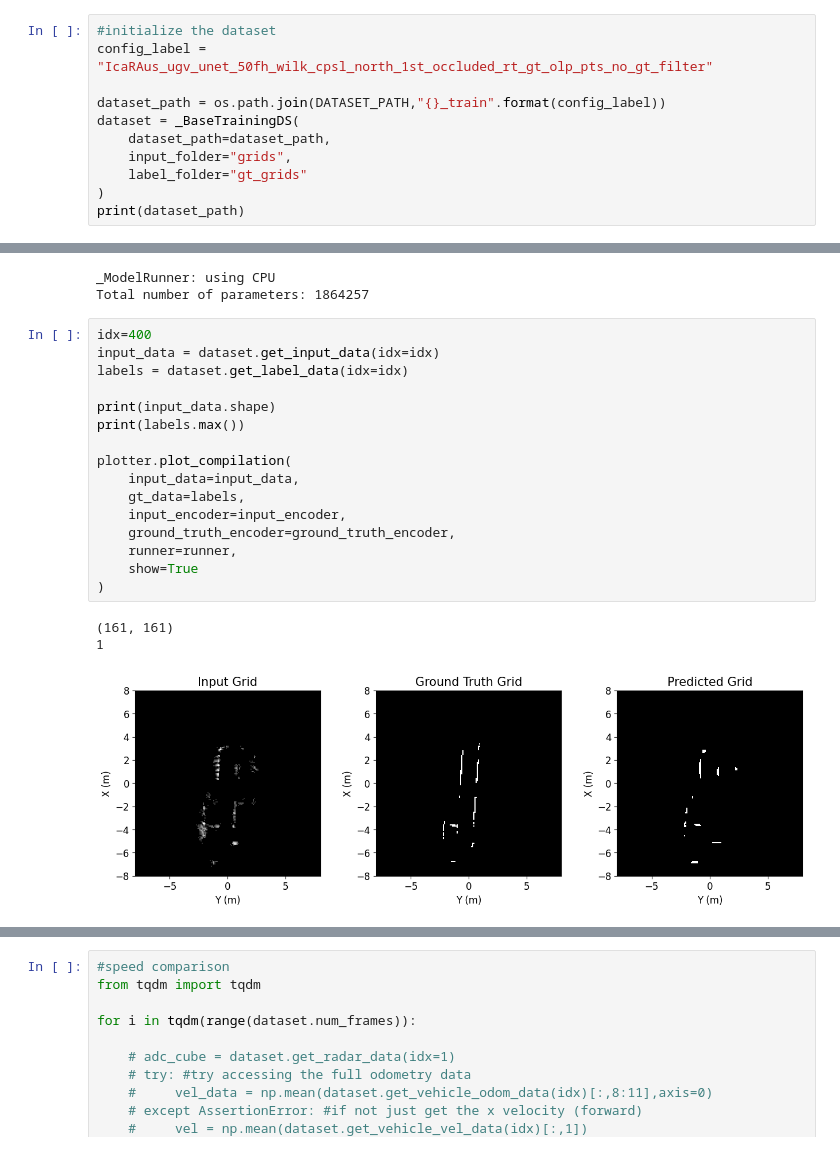
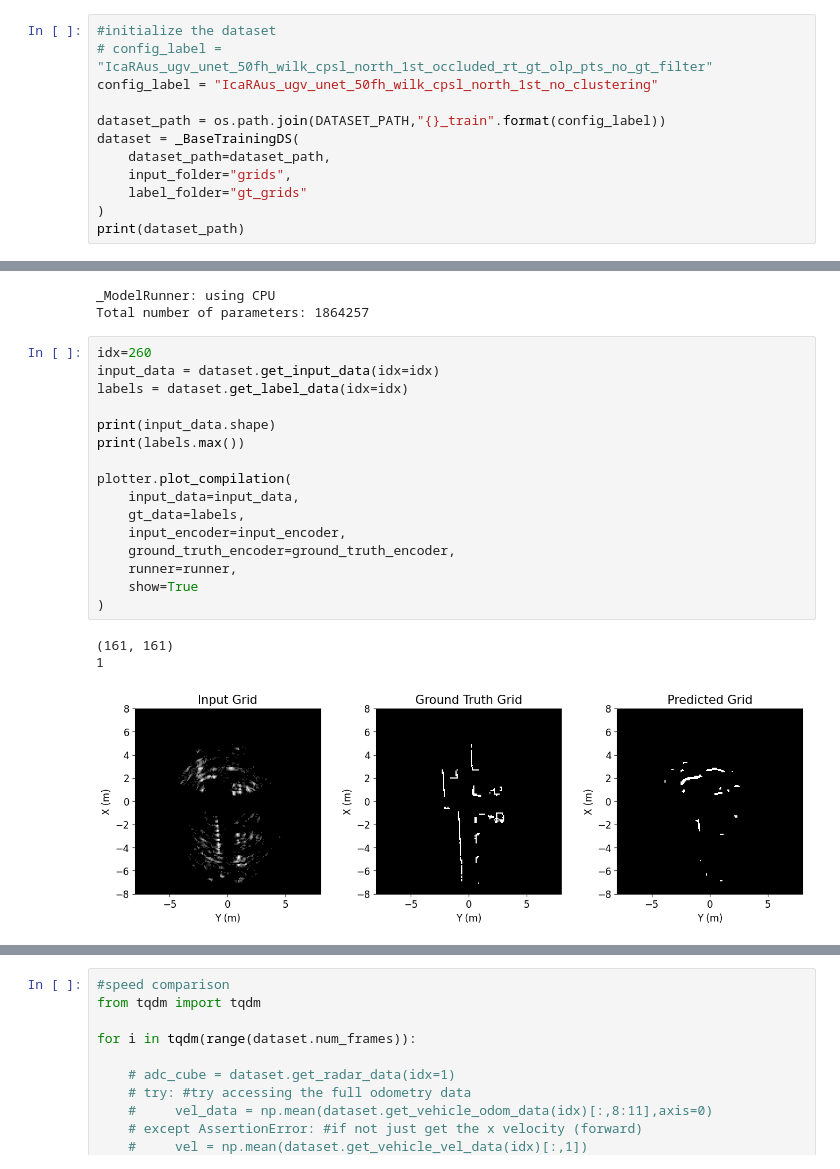
Before and after one commit to davidmhunt/mmwave_model_integrator, a Jupyter notebook: notebooks/testing_IcaRAus_unet.ipynb, the cells around one changed output, grey strips where cells are left out. Saved outputs shown, nothing was run; the diff lists cells and outputs as text.

```diff
--- a/notebooks/testing_IcaRAus_unet.ipynb
+++ b/notebooks/testing_IcaRAus_unet.ipynb
@@ -29,7 +29,8 @@ from mmwave_model_integrator.decoders._decoder import _Decoder
 # from mmwave_model_integrator.analyzers.analyzer_hermes import AnalyzerHermes
 # %%
 #initialize the dataset
-config_label = "IcaRAus_ugv_unet_50fh_wilk_cpsl_north_1st_occluded_rt_gt_olp_pts_no_gt_filter"
+# config_label = "IcaRAus_ugv_unet_50fh_wilk_cpsl_north_1st_occluded_rt_gt_olp_pts_no_gt_filter"
+config_label = "IcaRAus_ugv_unet_50fh_wilk_cpsl_north_1st_no_clustering"
 
 dataset_path = os.path.join(DATASET_PATH,"{}_train".format(config_label))
 dataset = _BaseTrainingDS(
@@ -84,25 +85,25 @@ prediction_decoder = _Decoder()
 _ModelRunner: using CPU
 Total number of parameters: 1864257
 # %%
-idx=400
+idx=260
 input_data = dataset.get_input_data(idx=idx)
 labels = dataset.get_label_data(idx=idx)
 
 print(input_data.shape)
 print(labels.max())
 
 plotter.plot_compilation(
     input_data=input_data,
     gt_data=labels,
     input_encoder=input_encoder,
     ground_truth_encoder=ground_truth_encoder,
     runner=runner,
     show=True
 )
 # %% [output]
 (161, 161)
 1
-[figure, old version]
+[figure, new version]
 # %%
 raw_resp_raw = runner.make_prediction_raw(input=input_encoder.encode(input_data))
 raw_resp_raw = np.flip(raw_resp_raw)
```
Also changed, not shown: parts of 2 cells of this notebook, 9 other files.
